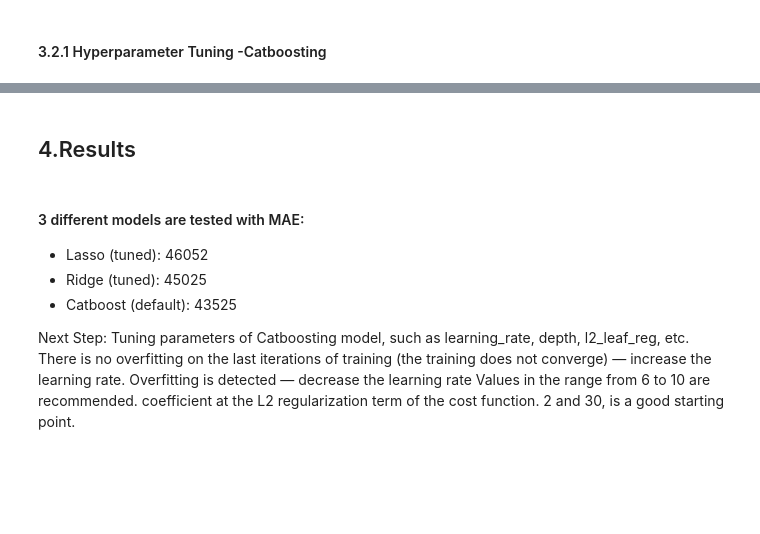
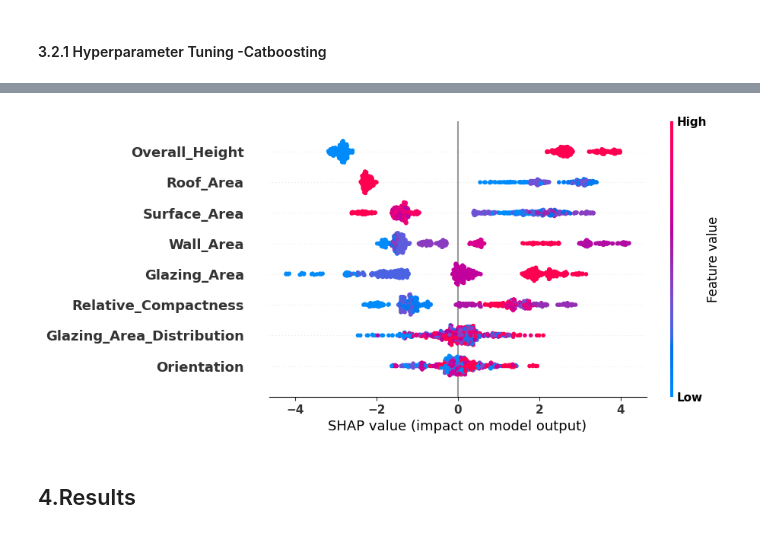
Before and after one commit to nankli/Energy-Efficiency-Modeling, a Jupyter notebook: Energy_efficiency_modeling_regression.ipynb, the cells around one changed output, grey strips where cells are left out. Saved outputs shown, nothing was run; the diff lists cells and outputs as text; code cells hidden in the pictures; blank space fills up the shorter version.

Commit message:
hyperparameter tuning

```diff
--- a/Energy_efficiency_modeling_regression.ipynb
+++ b/Energy_efficiency_modeling_regression.ipynb
@@ -490,14 +633,9 @@ shap.plots.beeswarm(shap_values)
+# %%
+#get shap values
+explainer = shap.Explainer(cb_cooling)
+shap_values = explainer(X_train)
+shap.plots.beeswarm(shap_values)
+# %% [output]
+[figure, added]
 # %% [markdown]
 ## 4.Results
-# %% [markdown]
-#### 3 different models are tested with MAE:
-* Lasso (tuned): 46052
-* Ridge (tuned): 45025
-* Catboost (default): 43525
-
-
-Next Step: Tuning parameters of Catboosting model, such as learning_rate, depth, l2_leaf_reg, etc.
-There is no overfitting on the last iterations of training (the training does not converge) — increase the learning rate.
-Overfitting is detected — decrease the learning rate
-Values in the range from 6 to 10 are recommended.
-coefficient at the L2 regularization term of the cost function.  2 and 30, is a good starting point.
```
Also changed, not shown: parts of 39 cells of this notebook.
